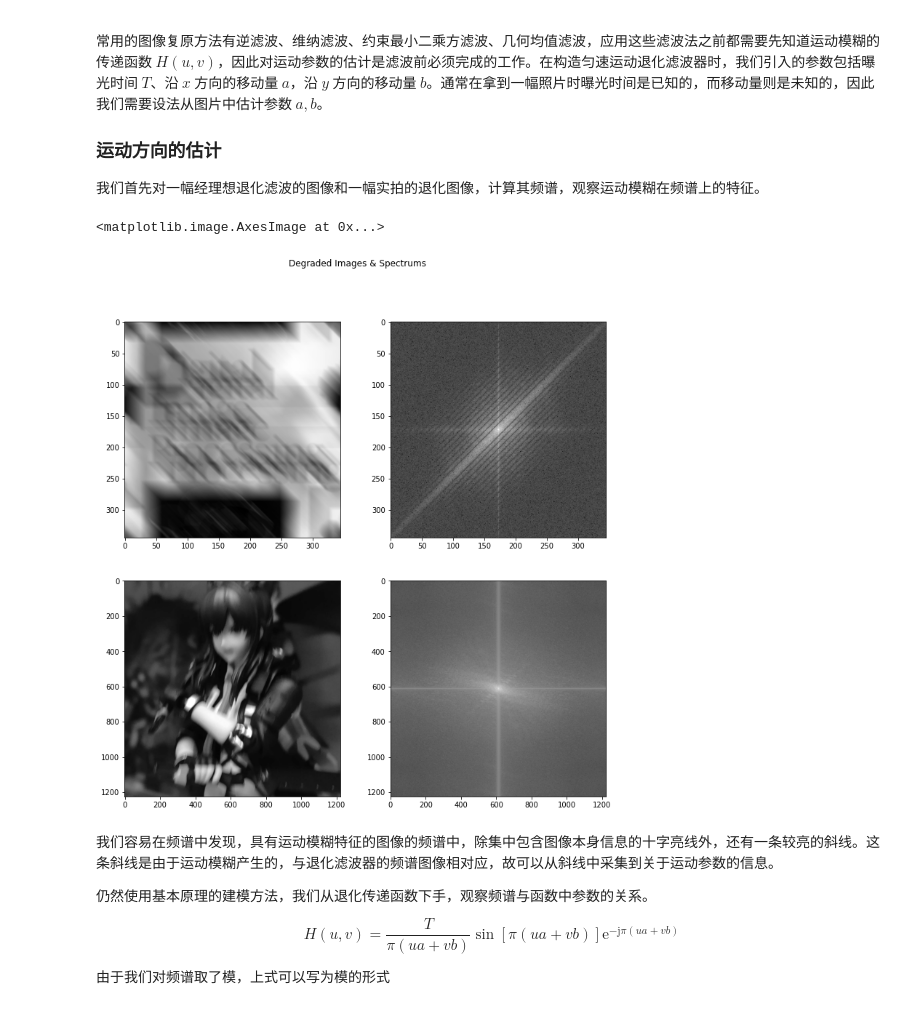
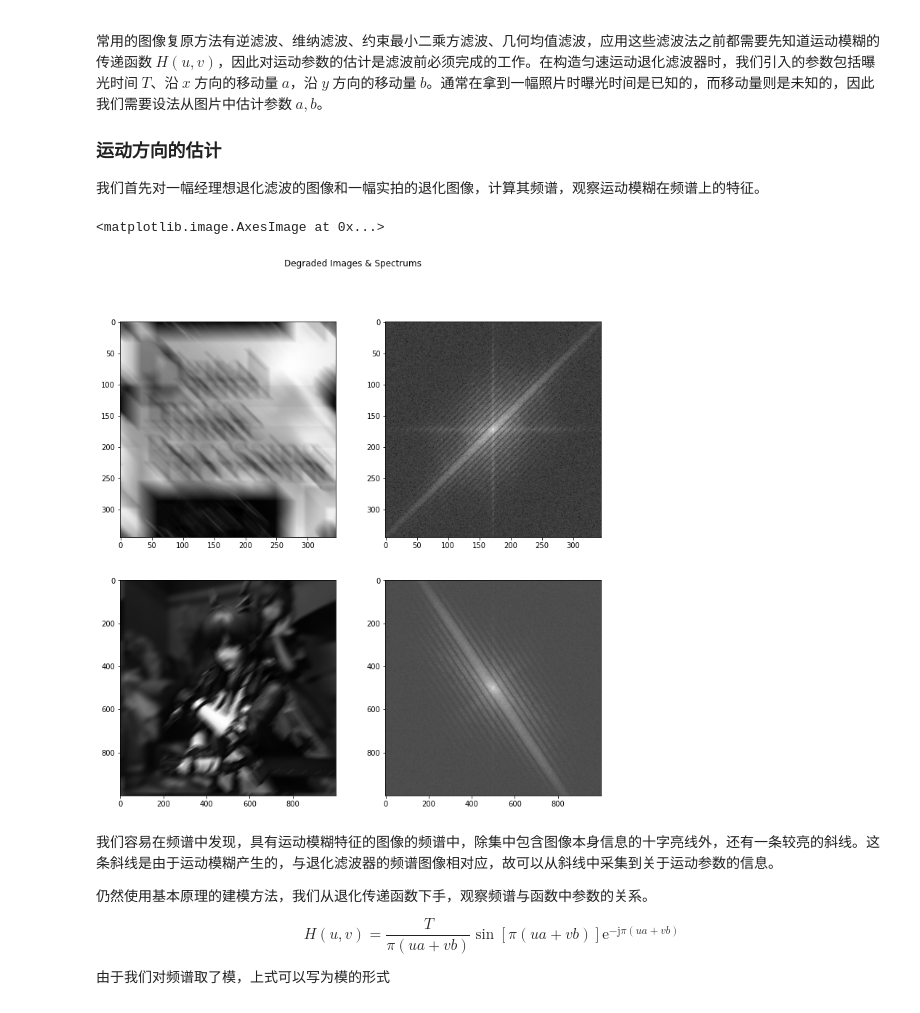
Before and after one commit to KSkun/DIP-Experiments, a Jupyter notebook: motion_degrade/restore.ipynb, the cells around one changed output. Saved outputs shown, nothing was run; the diff lists cells and outputs as text; code cells hidden in the pictures.

```diff
--- a/motion_degrade/restore.ipynb
+++ b/motion_degrade/restore.ipynb
@@ -11,24 +11,24 @@
 # %%
 # 计算理想、实拍运动模糊图像的频谱
 # 为了让频谱值更好被识别，显示之前对频谱取了对数
 import matplotlib.pyplot as plt
 import numpy as np
 
 book_cover_filt = np.uint8(np.multiply(plt.imread('book_cover_filt.png'), 255))
 book_cover_filt_fft = np.fft.fftshift(np.fft.fft2(book_cover_filt))
 
-chen_figure_filt = plt.imread('chen_figure.jpg')
+chen_figure_filt = np.uint8(np.multiply(plt.imread('chen_figure4_filt.png'), 255))
 chen_figure_filt_fft = np.fft.fftshift(np.fft.fft2(chen_figure_filt))
 
 fig, ((ax11, ax12), (ax21, ax22)) = plt.subplots(2, 2, figsize=(12, 12))
 fig.suptitle('Degraded Images & Spectrums')
 ax11.imshow(book_cover_filt, cmap='gray')
-ax12.imshow(np.log(np.abs(book_cover_filt_fft)), cmap='gray')
+ax12.imshow(np.log(1 + np.abs(book_cover_filt_fft)), cmap='gray')
 ax21.imshow(chen_figure_filt, cmap='gray')
-ax22.imshow(np.log(np.abs(chen_figure_filt_fft)), cmap='gray')
+ax22.imshow(np.log(1 + np.abs(chen_figure_filt_fft)), cmap='gray')
 # %% [output]
 <matplotlib.image.AxesImage at 0x...>
-[figure, old version]
+[figure, new version]
 # %% [markdown]
 我们容易在频谱中发现，具有运动模糊特征的图像的频谱中，除集中包含图像本身信息的十字亮线外，还有一条较亮的斜线。这条斜线是由于运动模糊产生的，与退化滤波器的频谱图像相对应，故可以从斜线中采集到关于运动参数的信息。
 
```
Also changed, not shown: parts of 16 cells of this notebook, 7 other files.
